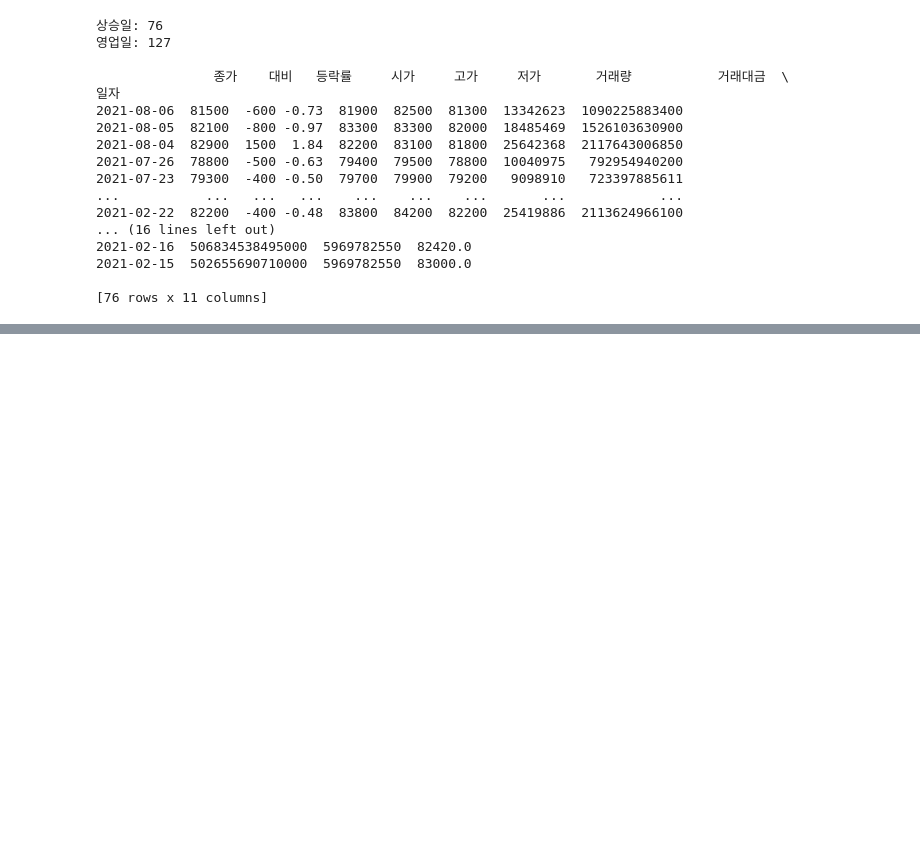
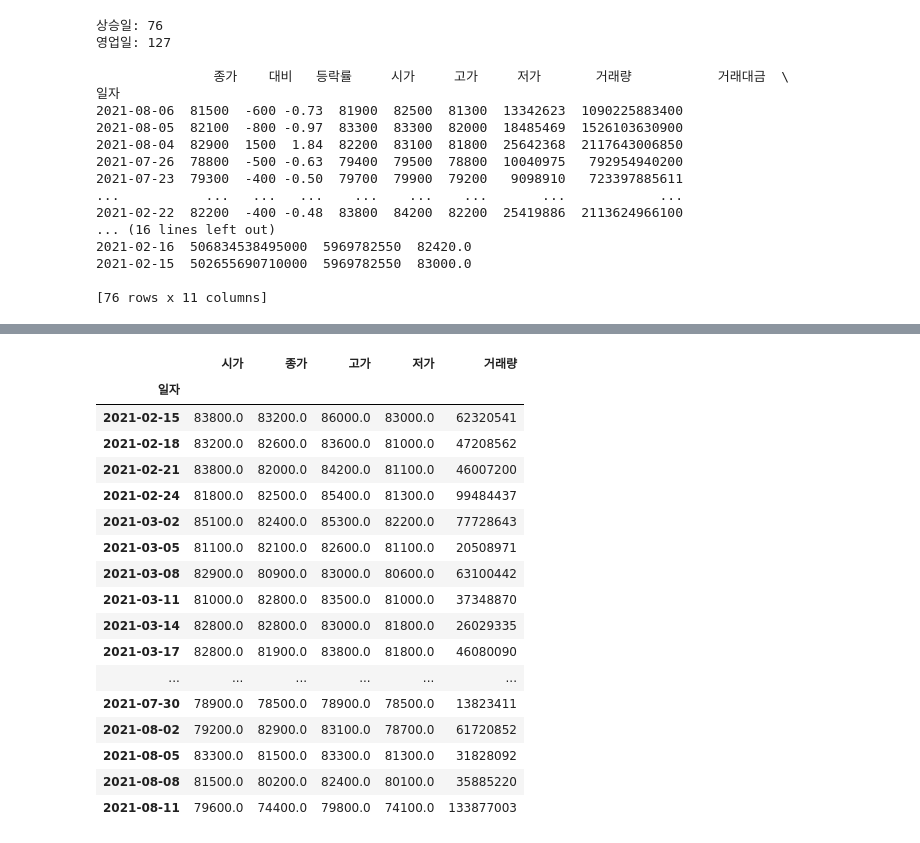
Before and after one commit to objectin/book-pandas-for-finance, a Jupyter notebook: ch06/02.ipynb, the cells around one changed output, grey strips where cells are left out. Cells and saved outputs as stored; diff of their text form; code cells hidden in the pictures; blank space fills up the shorter version.

```diff
--- a/ch06/02.ipynb
+++ b/ch06/02.ipynb
@@ -245,0 +278,5 @@ print(df[cond])
+# %%
+df = pd.read_excel('data/ss_ex_1.xlsx', index_col=0)
+df.index = pd.to_datetime(df.index)
+df = df.sort_index()[['시가', '저가', '고가', '종가', '거래량']]
+df.head()
@@ -245,0 +315,10 @@ print(df[cond])
+# %%
+how = {
+    '시가': 'first',
+    '종가': 'last',
+    '고가': max,
+    '저가': min,
+    '거래량': sum,
+}
+
+df.resample('MS').agg(how)
@@ -245,0 +335,21 @@ print(df[cond])
+# %%
+df.resample('3D').agg(how).dropna()
+# %% [output]
+|  | 시가 | 종가 | 고가 | 저가 | 거래량 |
+| 일자 |  |  |  |  |  |
+| 2021-02-15 | 83800.0 | 83200.0 | 86000.0 | 83000.0 | 62320541 |
+| 2021-02-18 | 83200.0 | 82600.0 | 83600.0 | 81000.0 | 47208562 |
+| 2021-02-21 | 83800.0 | 82000.0 | 84200.0 | 81100.0 | 46007200 |
+| 2021-02-24 | 81800.0 | 82500.0 | 85400.0 | 81300.0 | 99484437 |
+| 2021-03-02 | 85100.0 | 82400.0 | 85300.0 | 82200.0 | 77728643 |
+| 2021-03-05 | 81100.0 | 82100.0 | 82600.0 | 81100.0 | 20508971 |
+| 2021-03-08 | 82900.0 | 80900.0 | 83000.0 | 80600.0 | 63100442 |
+| 2021-03-11 | 81000.0 | 82800.0 | 83500.0 | 81000.0 | 37348870 |
+| 2021-03-14 | 82800.0 | 82800.0 | 83000.0 | 81800.0 | 26029335 |
+| 2021-03-17 | 82800.0 | 81900.0 | 83800.0 | 81800.0 | 46080090 |
+| ... | ... | ... | ... | ... | ... |
+| 2021-07-30 | 78900.0 | 78500.0 | 78900.0 | 78500.0 | 13823411 |
+| 2021-08-02 | 79200.0 | 82900.0 | 83100.0 | 78700.0 | 61720852 |
+| 2021-08-05 | 83300.0 | 81500.0 | 83300.0 | 81300.0 | 31828092 |
+| 2021-08-08 | 81500.0 | 80200.0 | 82400.0 | 80100.0 | 35885220 |
+| 2021-08-11 | 79600.0 | 74400.0 | 79800.0 | 74100.0 | 133877003 |
```
Also changed, not shown: parts of 32 cells of this notebook.
